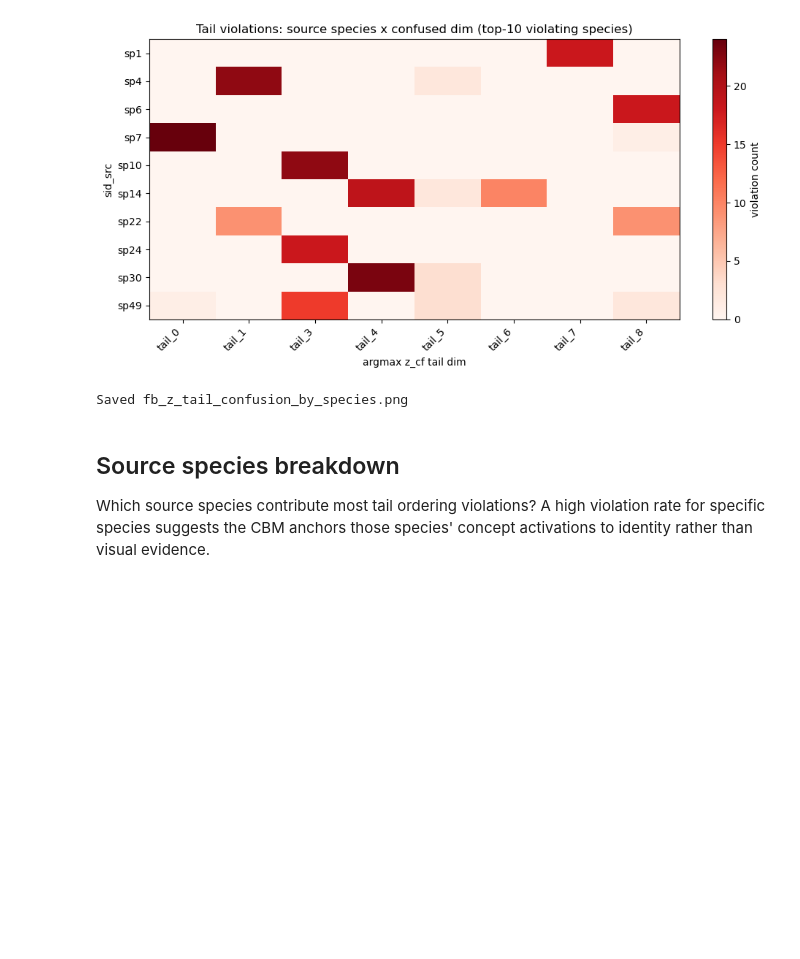
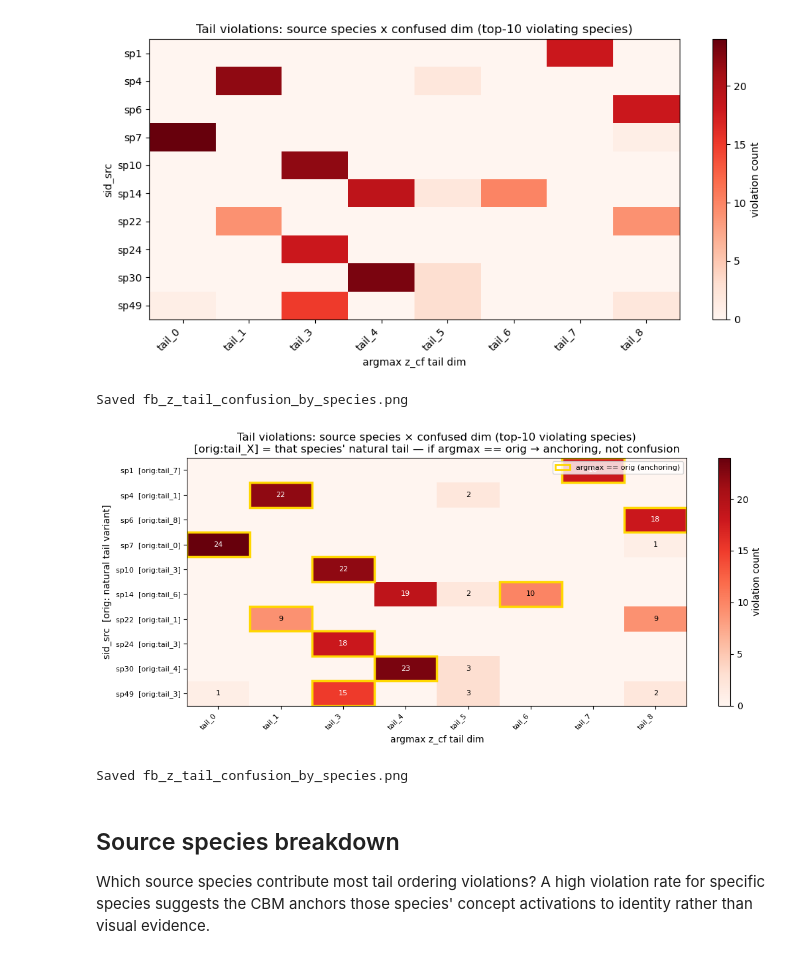
Before and after one commit to chinmayi-r/CBM-Concept-Backwash, a Jupyter notebook: funnybird_notebooks/fb_cbm_renderer_swap_v2.ipynb, the cells around one changed output. Cells and saved outputs as stored; diff of their text form; code cells hidden in the pictures; blank space fills up the shorter version.

```diff
--- a/funnybird_notebooks/fb_cbm_renderer_swap_v2.ipynb
+++ b/funnybird_notebooks/fb_cbm_renderer_swap_v2.ipynb
@@ -1541,6 +1675,73 @@ if all_z_rows:
 # %% [output]
 [figure]
 Saved fb_z_tail_confusion_by_species.png
+# %%
+if all_z_rows:
+    n_tail    = PART_VARIANTS['tail']
+    tail_df   = z_order_df[z_order_df['part'] == 'tail'].copy()
+    tail_viol = tail_df[~tail_df['ordering_correct']].copy()
+    z_cf_tail_cols = [f'z_cf_tail_{i}' for i in range(n_tail)]
+
+    if not tail_viol.empty and all(c in tail_viol.columns for c in z_cf_tail_cols):
+        argmax_dim = (tail_viol[z_cf_tail_cols]
+                      .idxmax(axis=1).str.extract(r'(\d+)')[0].astype(int))
+        tail_viol['argmax_tail_dim'] = argmax_dim.values
+        tail_viol['is_anchoring']    = tail_viol['argmax_tail_dim'] == tail_viol['var_src']
+
+        top_sid  = tail_viol['sid_src'].value_counts().head(10).index.tolist()
+        sc_pivot = (tail_viol[tail_viol['sid_src'].isin(top_sid)]
+                    .groupby(['sid_src', 'argmax_tail_dim']).size()
+                    .reset_index(name='count')
+                    .pivot(index='sid_src', columns='argmax_tail_dim', values='count')
+                    .fillna(0).astype(int))
+
+        # original tail variant per source species (for row labels)
+        orig_var = {sid: species_variant_idx[sid]['tail'] for sid in top_sid}
+
+        fig, ax = plt.subplots(figsize=(11, 5))
+        im = ax.imshow(sc_pivot.values, cmap='Reds', aspect='auto')
+        ax.set_xticks(range(len(sc_pivot.columns)))
+        ax.set_xticklabels([f'tail_{c}' for c in sc_pivot.columns],
+                           rotation=45, ha='right', fontsize=8)
+        ax.set_yticks(range(len(sc_pivot.index)))
+        # label format: sp7 [orig:3] — makes anchoring immediately visible
+        ax.set_yticklabels(
+            [f'sp{s}  [orig:tail_{orig_var[s]}]' for s in sc_pivot.index], fontsize=8)
+        ax.set_xlabel('argmax z_cf tail dim')
+        ax.set_ylabel('sid_src  [orig: natural tail variant]')
+        ax.set_title(
+            'Tail violations: source species × confused dim (top-10 violating species)\n'
+            '[orig:tail_X] = that species\' natural tail — if argmax == orig → anchoring, not confusion')
+
+        # draw a gold star on cells where argmax == orig (anchoring column for that species)
+        for ri, sid in enumerate(sc_pivot.index):
+            orig_col = orig_var[sid]
+            if orig_col in sc_pivot.columns:
+                ci = list(sc_pivot.columns).index(orig_col)
+                ax.add_patch(plt.Rectangle(
+                    (ci-.5, ri-.5), 1, 1, fill=False, edgecolor='gold', lw=2.5))
+
+        for ii in range(len(sc_pivot.index)):
+            for jj in range(len(sc_pivot.columns)):
+                v = sc_pivot.values[ii, jj]
+                if v > 0:
+                    ax.text(jj, ii, str(v), ha='center', va='center', fontsize=8,
+                            color='white' if v > sc_pivot.values.max()*.5 else 'black')
+
+        plt.colorbar(im, ax=ax, label='violation count')
+        from matplotlib.patches import Patch
+        ax.legend(handles=[plt.Rectangle((0,0),1,1,fill=False,edgecolor='gold',lw=2,
+                                         label='argmax == orig (anchoring)')],
+                  loc='upper right', fontsize=8)
+        plt.tight_layout()
+        plt.savefig('fb_z_tail_confusion_by_species.png', dpi=150, bbox_inches='tight')
+        plt.show()
+        print('Saved fb_z_tail_confusion_by_species.png')
+    else:
+        print('[skip] z_cf_tail columns not found.')
+# %% [output]
+[figure, added]
+Saved fb_z_tail_confusion_by_species.png
 # %% [markdown]
 ## Source species breakdown
 
```
Also changed, not shown: parts of 16 cells of this notebook.
